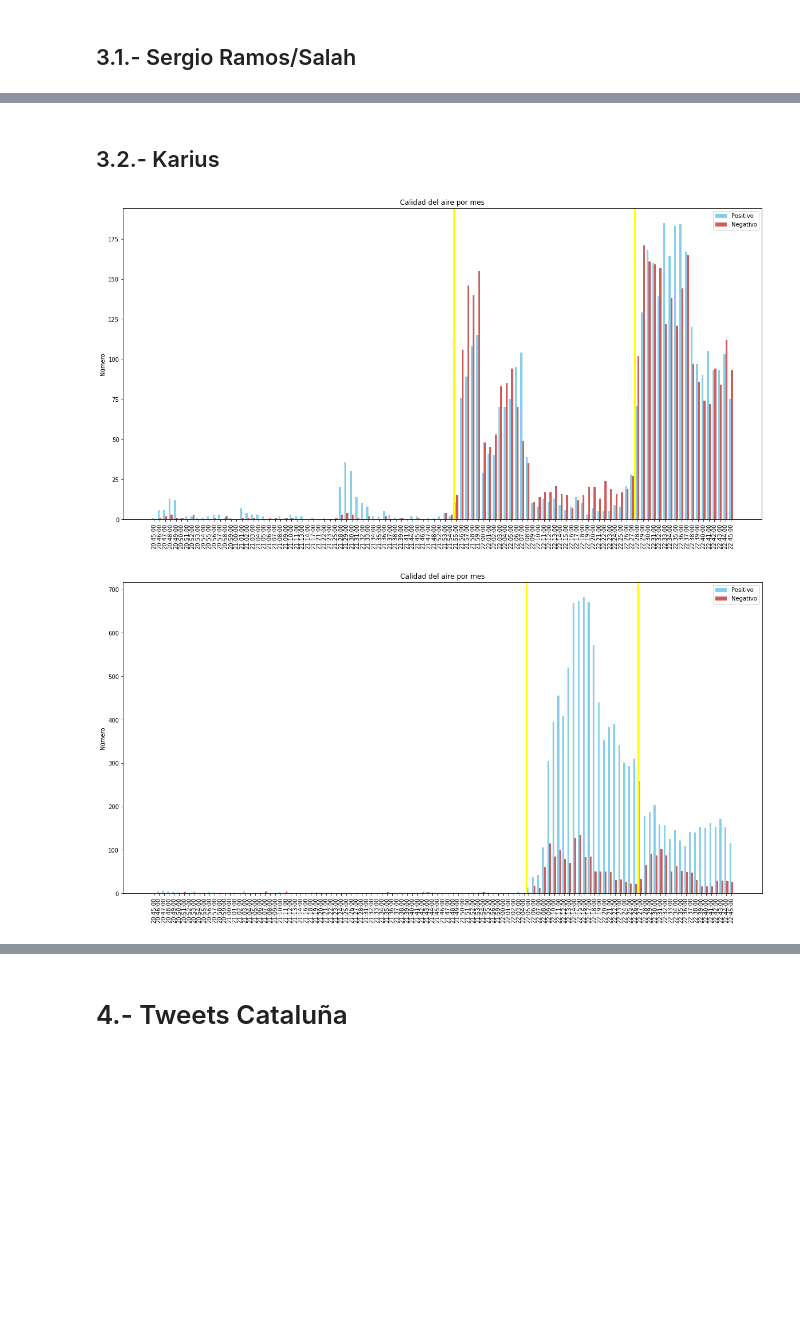
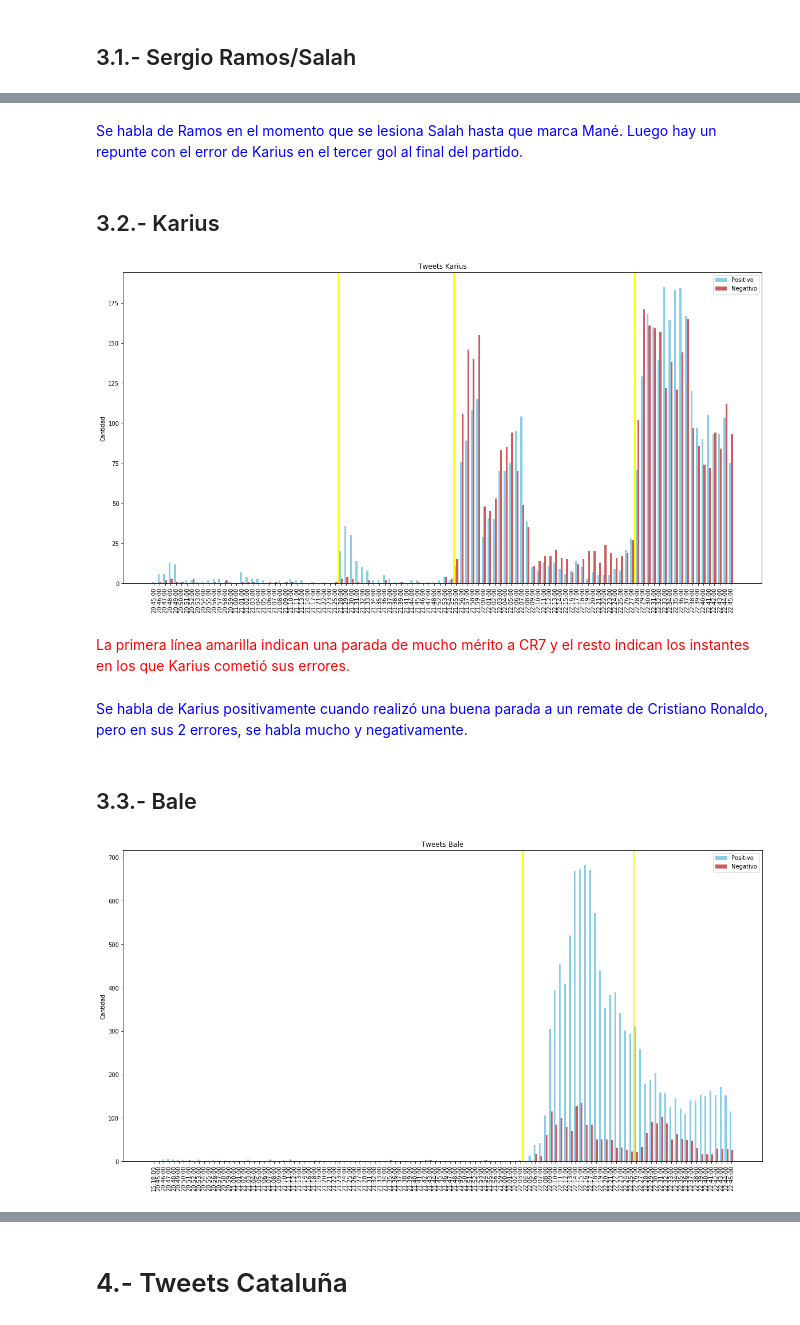
Before and after one commit to gdelasheras/Analisis-tweets-UCL-Final-2018-Real-Madrid-vs-Liverpool, a Jupyter notebook: Notebooks/PROY-NB03-TWEETS.ipynb, the cells around one changed output, grey strips where cells are left out. Cells and saved outputs as stored; diff of their text form; code cells hidden in the pictures; blank space fills up the shorter version.

```diff
--- a/Notebooks/PROY-NB03-TWEETS.ipynb
+++ b/Notebooks/PROY-NB03-TWEETS.ipynb
@@ -46,6 +46,6 @@ del Datos["hora"]
 # %% [markdown]
 <font color="blue">Eliminamos 61 registros que son antes del partido a una hora distanciada de la hora del partido.</font>
 # %%
-Datos = Datos[Datos["hour"] > 15]
+#Datos = Datos[Datos["hour"] > 15]
 print("Hay", len(Datos), "registros")
 # %% [output]
@@ -396,22 +428,20 @@ plt.show()
+# %% [markdown]
+<font color="blue">Se habla de Ramos en el momento que se lesiona Salah hasta que marca Mané. Luego hay un repunte con el error de Karius en el tercer gol al final del partido.</font>
 # %% [markdown]
 ## 3.2.- Karius
 # %%
 # Preparamos la gráfica.
 ind = np.arange(len(karius))
 ancho = 0.35
-
 fig, ax = plt.subplots(figsize=(20, 10))
 rects1 = ax.bar(ind - ancho/2, karius["POSITIVE"], ancho, color='SkyBlue', label='Positivo')
 rects2 = ax.bar(ind + ancho/2, karius["NEGATIVE"], ancho, color='IndianRed', label='Negativo')
-
 ax.set_xticklabels(primeraParte["hora"])
+plt.axvline(x=33.5, color="yellow",linewidth=3)
 plt.axvline(x=54.5, color="yellow",linewidth=3)
-
-ax.set_xticklabels(primeraParte["hora"])
 plt.axvline(x=87.5, color="yellow",linewidth=3)
-
-ax.set_ylabel('Número')
-ax.set_title('Calidad del aire por mes')
+ax.set_ylabel('Cantidad')
+ax.set_title('Tweets Karius')
 ax.set_xticks(ind)
 ax.set_xticklabels(karius["hora"])
 ax.legend()
@@ -420,26 +450,31 @@ plt.xticks(rotation=90)
 # Mostramos la gráfica.
 plt.show()
 # %% [output]
-[figure, old version]
+[figure, new version]
+# %% [markdown]
+<font color="red">La primera línea amarilla indican una parada de mucho mérito a CR7 y el resto indican los instantes en los que Karius cometió sus errores.</font>
+# %% [markdown]
+<font color="blue">Se habla de Karius positivamente cuando realizó una buena parada a un remate de Cristiano Ronaldo, pero en sus 2 errores, se habla mucho y negativamente.</font>
+# %% [markdown]
+## 3.3.- Bale
 # %%
 # Preparamos la gráfica.
 ind = np.arange(len(bale))
 ancho = 0.35
 fig, ax = plt.subplots(figsize=(20, 10))
 rects1 = ax.bar(ind - ancho/2, bale["POSITIVE"], ancho, color='SkyBlue', label='Positivo')
 rects2 = ax.bar(ind + ancho/2, bale["NEGATIVE"], ancho, color='IndianRed', label='Negativo')
 ax.set_xticklabels(primeraParte["hora"])
 plt.axvline(x=73.5, color="yellow",linewidth=3)
-ax.set_xticklabels(primeraParte["hora"])
 plt.axvline(x=95.5, color="yellow",linewidth=3)
-ax.set_ylabel('Número')
-ax.set_title('Calidad del aire por mes')
+ax.set_ylabel('Cantidad')
+ax.set_title('Tweets Bale')
 ax.set_xticks(ind)
 ax.set_xticklabels(bale["hora"])
 ax.legend()
 plt.xticks(rotation=90)
 
 # Mostramos la gráfica.
 plt.show()
 # %% [output]
-[figure, old version]
+[figure, new version]
```
Also changed, not shown: parts of 30 cells of this notebook, 2 other files.
